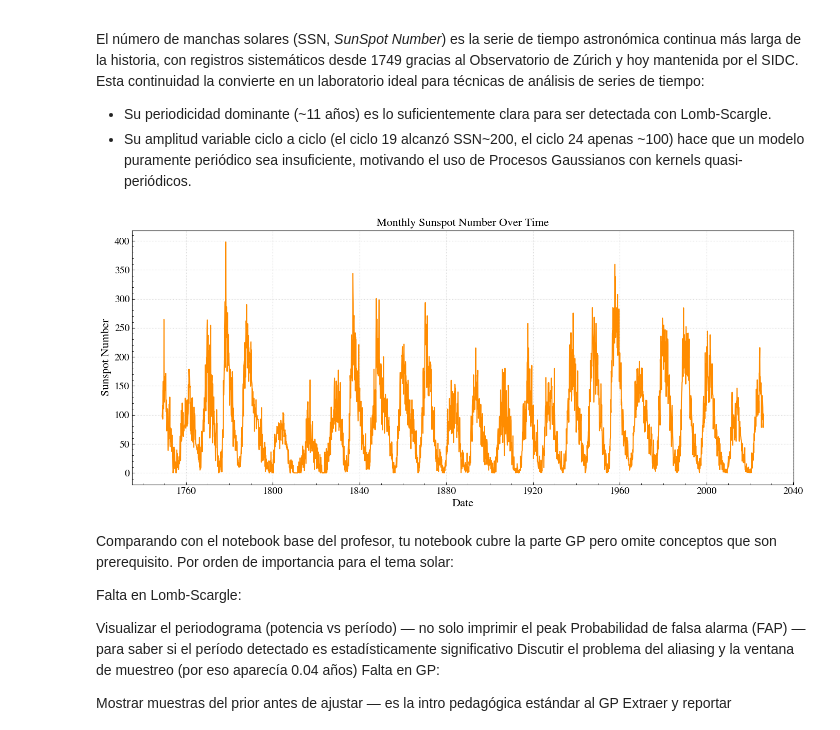
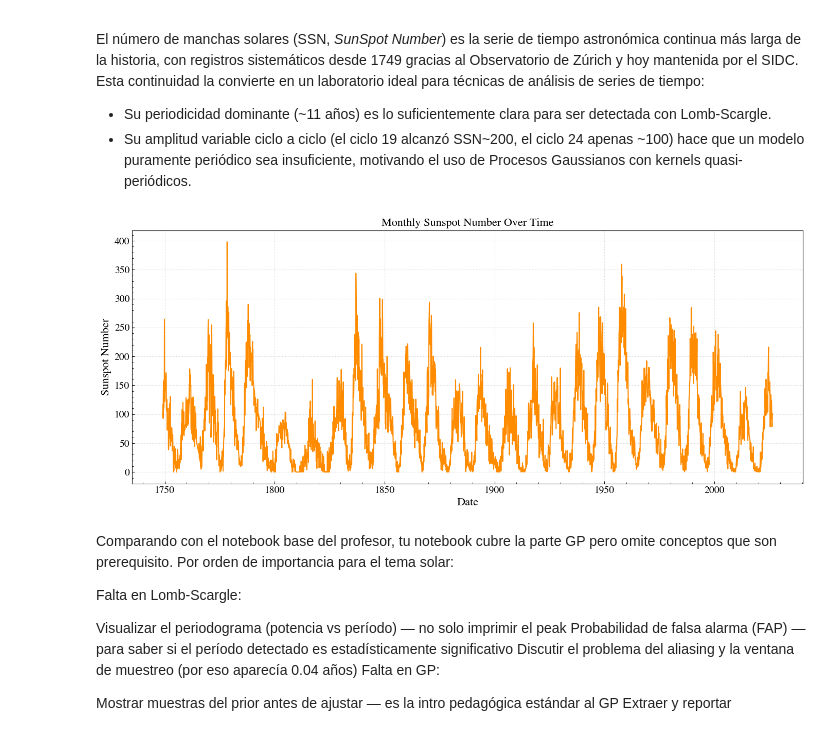
Before and after one commit to jurados/AS4501_Astroinformatic, a Jupyter notebook: Auxiliar/AUX10_TimeSeries.ipynb, the cells around one changed output. Drawn from its saved outputs; the diff is of its cells as text; code cells hidden in the pictures.

```diff
--- a/Auxiliar/AUX10_TimeSeries.ipynb
+++ b/Auxiliar/AUX10_TimeSeries.ipynb
@@ -85,17 +88,17 @@ df = pd.read_csv(
       header=None,
       names=["year", "month", "frac_year", "ssn", "std", "nobs", "definitive"]
   )
-df["date"] = pd.to_datetime(df[["year", "month"]].assign(day=1))
-df = df[["date", "ssn"]].rename(columns={"ssn": "intensity"})
+df = df[df["ssn"] >= 0]  # eliminar valores faltantes (-1)
+df = df[["frac_year", "ssn"]].rename(columns={"ssn": "intensity"})
 # %%
 plt.figure(figsize=(14, 6))
-plt.plot(df["date"], df["intensity"], color="darkorange")
+plt.plot(df["frac_year"], df["intensity"], color="darkorange")
 plt.title("Monthly Sunspot Number Over Time")
 plt.xlabel("Date")
 plt.ylabel("Sunspot Number")
 plt.grid()
 plt.tight_layout()
 plt.show()
 # %% [output]
-[figure, old version]
+[figure, new version]
 # %%
```
Also changed, not shown: parts of 33 cells of this notebook.
